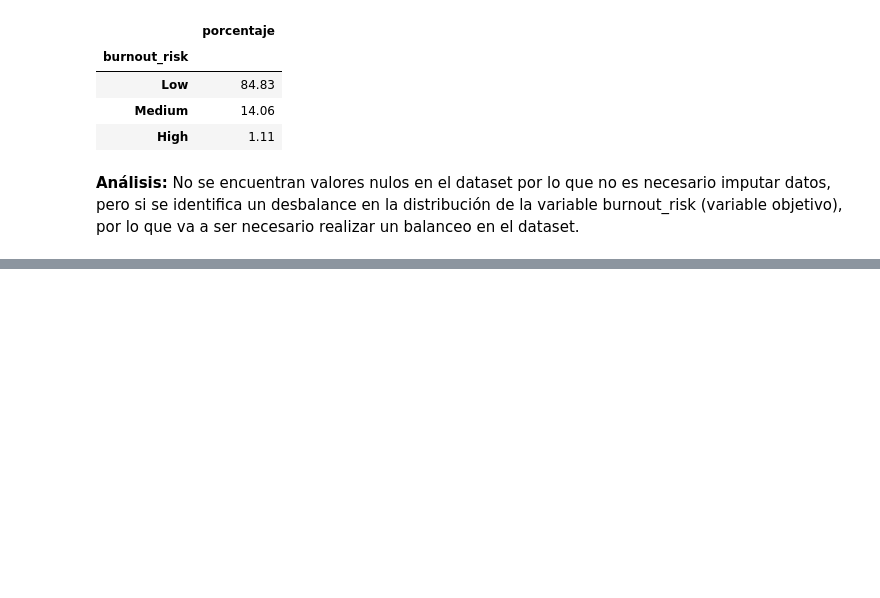
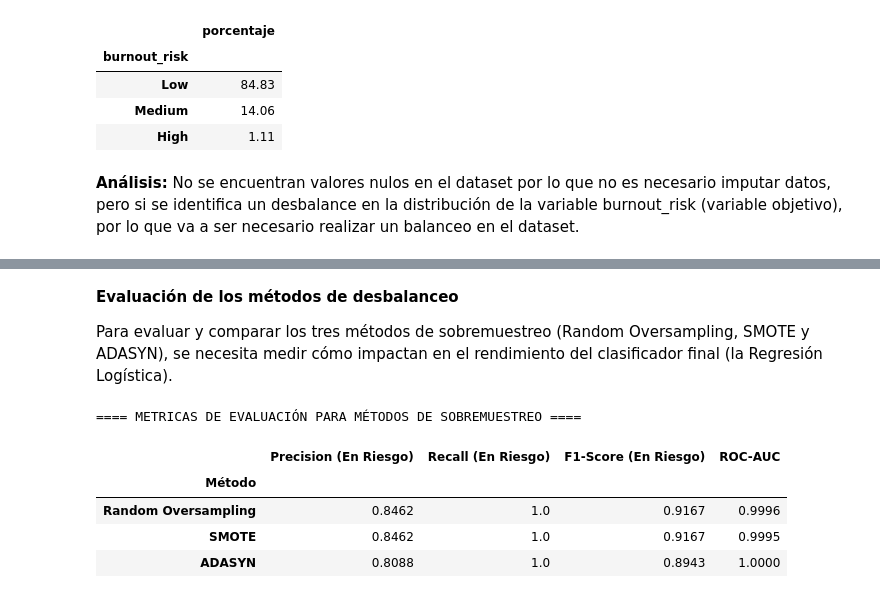
Before and after one commit to Lks1176/ProyectoFCD-ScreenTime, a Jupyter notebook: Trabajo_final_Carlos_Rodriguez_Lukas_Piedrahita.ipynb, the cells around one changed output, grey strips where cells are left out. Drawn from its saved outputs; the diff is of its cells as text; code cells hidden in the pictures; blank space fills up the shorter version.

```diff
--- a/Trabajo_final_Carlos_Rodriguez_Lukas_Piedrahita.ipynb
+++ b/Trabajo_final_Carlos_Rodriguez_Lukas_Piedrahita.ipynb
@@ -587,0 +266,62 @@ Conteo de observaciones según Isolation Forest - Balanceado:
+# %% [markdown]
+**Evaluación de los métodos de desbalanceo**
+
+Para evaluar y comparar los tres métodos de sobremuestreo (Random Oversampling, SMOTE y ADASYN), se necesita medir cómo impactan en el rendimiento del clasificador final (la Regresión Logística).
+# %%
+from sklearn.model_selection import train_test_split
+from sklearn.preprocessing import StandardScaler
+from sklearn.linear_model import LogisticRegression
+from sklearn.metrics import precision_score, recall_score, f1_score, roc_auc_score
+
+# Separamos los datos originales. El test_size mantiene el desbalance real.
+X_train_orig, X_test_orig, y_train_orig, y_test_orig = train_test_split(
+    X_real, y_real, test_size=0.2, random_state=42, stratify=y_real
+)
+
+# Escalador (ajustado con los datos de entrenamiento)
+scaler = StandardScaler()
+X_test_scaled = scaler.fit_transform(X_test_orig) # El set de prueba se queda estático
+
+reporte_desbalanceo = []
+
+# Re-instanciamos los métodos para aplicarlos estrictamente al set de entrenamiento
+metodos_eval = {
+    'Random Oversampling': RandomOverSampler(random_state=42),
+    'SMOTE': SMOTE(random_state=42),
+    'ADASYN': ADASYN(random_state=42)
+}
+
+for nombre, algoritmo in metodos_eval.items():
+    # A) Aplicar sobremuestreo SÓLO al set de entrenamiento
+    X_train_res, y_train_res = algoritmo.fit_resample(X_train_orig, y_train_orig)
+
+    # B) Escalar el nuevo set de entrenamiento balanceado
+    X_train_scaled = scaler.transform(X_train_res)
+
+    # C) Entrenar Regresión Logística
+    model = LogisticRegression(random_state=42, max_iter=1000)
+    model.fit(X_train_scaled, y_train_res)
+
+    # D) Predecir sobre el set de prueba original (desbalanceado)
+    y_pred = model.predict(X_test_scaled)
+    y_proba = model.predict_proba(X_test_scaled)[:, 1]
+
+    # E) Registrar métricas enfocadas en la clase 1 (En Riesgo)
+    reporte_desbalanceo.append({
+        'Método': nombre,
+        'Precision (En Riesgo)': precision_score(y_test_orig, y_pred),
+        'Recall (En Riesgo)': recall_score(y_test_orig, y_pred),
+        'F1-Score (En Riesgo)': f1_score(y_test_orig, y_pred),
+        'ROC-AUC': roc_auc_score(y_test_orig, y_proba)
+    })
+
+df_metricas = pd.DataFrame(reporte_desbalanceo).set_index('Método')
+print("==== METRICAS DE EVALUACIÓN PARA MÉTODOS DE SOBREMUESTREO ====")
+display(df_metricas.round(4))
+# %% [output]
+==== METRICAS DE EVALUACIÓN PARA MÉTODOS DE SOBREMUESTREO ====
+|  | Precision (En Riesgo) | Recall (En Riesgo) | F1-Score (En Riesgo) | ROC-AUC |
+| Método |  |  |  |  |
+| Random Oversampling | 0.8462 | 1.0 | 0.9167 | 0.9996 |
+| SMOTE | 0.8462 | 1.0 | 0.9167 | 0.9995 |
+| ADASYN | 0.8088 | 1.0 | 0.8943 | 1.0000 |
```
Also changed, not shown: parts of 25 cells of this notebook.
